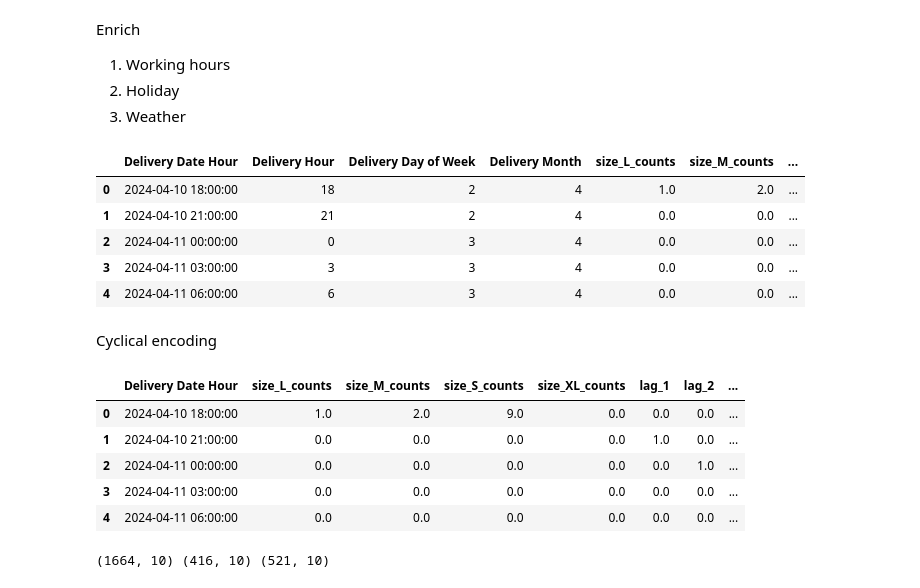
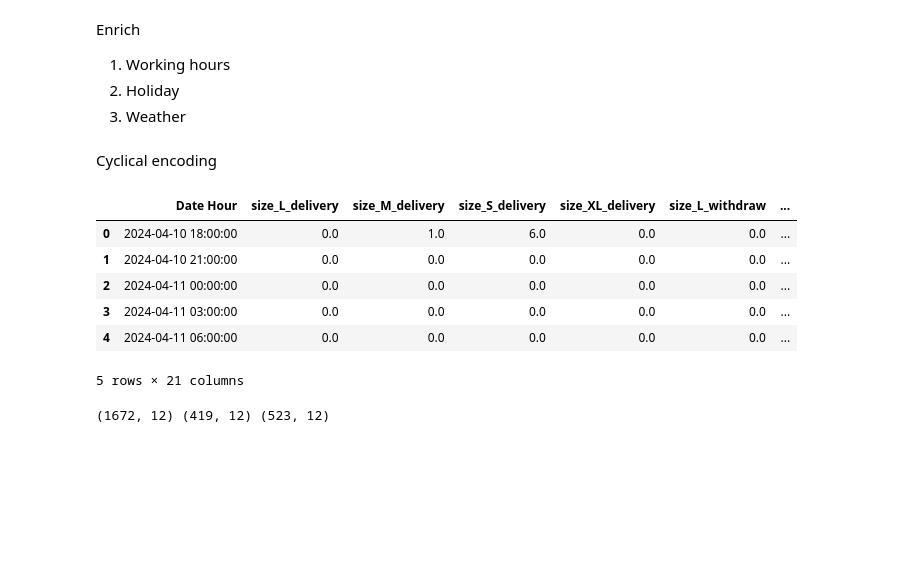
Before and after one commit to chauanphu/pl-forecasting, a Jupyter notebook: solution.ipynb, the cells around one changed output. Drawn from its saved outputs; the diff is of its cells as text; code cells hidden in the pictures; blank space fills up the shorter version.

```diff
--- a/solution.ipynb
+++ b/solution.ipynb
@@ -55,41 +95,29 @@ Enrich
 1. Working hours
 2. Holiday
 3. Weather
-# %%
-df['lag_1'] = df[SIZE_FEATURE].shift(1)
-df['lag_2'] = df[SIZE_FEATURE].shift(2)
-df.fillna(0, inplace=True)
-df.head()
-# %% [output]
-|  | Delivery Date Hour | Delivery Hour | Delivery Day of Week | Delivery Month | size_L_counts | size_M_counts | ... |
-| 0 | 2024-04-10 18:00:00 | 18 | 2 | 4 | 1.0 | 2.0 | ... |
-| 1 | 2024-04-10 21:00:00 | 21 | 2 | 4 | 0.0 | 0.0 | ... |
-| 2 | 2024-04-11 00:00:00 | 0 | 3 | 4 | 0.0 | 0.0 | ... |
-| 3 | 2024-04-11 03:00:00 | 3 | 3 | 4 | 0.0 | 0.0 | ... |
-| 4 | 2024-04-11 06:00:00 | 6 | 3 | 4 | 0.0 | 0.0 | ... |
 # %% [markdown]
 Cyclical encoding
 # %%
 MONTHS_IN_YEAR = 12
 HOURS_IN_DAY = 24
 DAYS_IN_WEEK = 7
+QUARTERS_IN_YEAR = 4
 
-df['hour_sin'] = np.sin(2 * np.pi * df['Delivery Hour'] / HOURS_IN_DAY)
-df['hour_cos'] = np.cos(2 * np.pi * df['Delivery Hour'] / HOURS_IN_DAY)
-df['day_of_week_sin'] = np.sin(2 * np.pi * df['Delivery Day of Week'] / DAYS_IN_WEEK)
-df['day_of_week_cos'] = np.cos(2 * np.pi * df['Delivery Day of Week'] / DAYS_IN_WEEK)
-df['month_sin'] = np.sin(2 * np.pi * df['Delivery Month'] / MONTHS_IN_YEAR)
-df['month_cos'] = np.cos(2 * np.pi * df['Delivery Month'] / MONTHS_IN_YEAR)
+df['hour_sin'] = np.sin(2 * np.pi * df['Hour'] / HOURS_IN_DAY)
+df['hour_cos'] = np.cos(2 * np.pi * df['Hour'] / HOURS_IN_DAY)
+df['day_of_week_sin'] = np.sin(2 * np.pi * df['Day of Week'] / DAYS_IN_WEEK)
+df['day_of_week_cos'] = np.cos(2 * np.pi * df['Day of Week'] / DAYS_IN_WEEK)
 
-df2 = df.drop(columns=['Delivery Hour', 'Delivery Day of Week', 'Delivery Month'])
+df2 = df.drop(columns=['Hour', 'Day of Week', 'Month'])
 df2.head()
 # %% [output]
-|  | Delivery Date Hour | size_L_counts | size_M_counts | size_S_counts | size_XL_counts | lag_1 | lag_2 | ... |
-| 0 | 2024-04-10 18:00:00 | 1.0 | 2.0 | 9.0 | 0.0 | 0.0 | 0.0 | ... |
-| 1 | 2024-04-10 21:00:00 | 0.0 | 0.0 | 0.0 | 0.0 | 1.0 | 0.0 | ... |
-| 2 | 2024-04-11 00:00:00 | 0.0 | 0.0 | 0.0 | 0.0 | 0.0 | 1.0 | ... |
-| 3 | 2024-04-11 03:00:00 | 0.0 | 0.0 | 0.0 | 0.0 | 0.0 | 0.0 | ... |
-| 4 | 2024-04-11 06:00:00 | 0.0 | 0.0 | 0.0 | 0.0 | 0.0 | 0.0 | ... |
+|  | Date Hour | size_L_delivery | size_M_delivery | size_S_delivery | size_XL_delivery | size_L_withdraw | ... |
+| 0 | 2024-04-10 18:00:00 | 0.0 | 1.0 | 6.0 | 0.0 | 0.0 | ... |
+| 1 | 2024-04-10 21:00:00 | 0.0 | 0.0 | 0.0 | 0.0 | 0.0 | ... |
+| 2 | 2024-04-11 00:00:00 | 0.0 | 0.0 | 0.0 | 0.0 | 0.0 | ... |
+| 3 | 2024-04-11 03:00:00 | 0.0 | 0.0 | 0.0 | 0.0 | 0.0 | ... |
+| 4 | 2024-04-11 06:00:00 | 0.0 | 0.0 | 0.0 | 0.0 | 0.0 | ... |
+5 rows × 21 columns
 # %%
 # from sklearn.preprocessing import StandardScaler
 # scaler = StandardScaler()
@@ -103,11 +131,11 @@ test_size = 0.2
 split_idx = int(len(df) * (1 - test_size))
 train_df = df2.iloc[:split_idx]
 test_df = df2.iloc[split_idx:]
-SIZE_FEATURES = [col for col in df2.columns if col.startswith('size_') and col.endswith('_counts')]
-X_train_ful = train_df.drop(["Delivery Date Hour"] + SIZE_FEATURES, axis=1)
-y_train_ful = train_df[SIZE_FEATURE]
-X_test = test_df.drop(["Delivery Date Hour"] + SIZE_FEATURES, axis=1)
-y_test = test_df[SIZE_FEATURE]
+DROP_SIZE_FEATURES = [col for col in df2.columns if col.endswith('_delivery') or col.endswith('_withdraw')]
+X_train_ful = train_df.drop(["Date Hour"] + DROP_SIZE_FEATURES, axis=1)
+y_train_ful = train_df[SIZE_WITHDRAW]
+X_test = test_df.drop(["Date Hour"] + DROP_SIZE_FEATURES, axis=1)
+y_test = test_df[SIZE_WITHDRAW]
 
 # Optional: Create validation set from training data
 val_size = 0.2
@@ -119,7 +147,7 @@ y_val = y_train_ful[val_split_idx:]
 
 print(X_train.shape, X_val.shape, X_test.shape)
 # %% [output]
-(1664, 10) (416, 10) (521, 10)
+(1672, 12) (419, 12) (523, 12)
 # %%
 X_train
 # %% [output]
```
Also changed, not shown: parts of 11 cells of this notebook, 3 other files.
